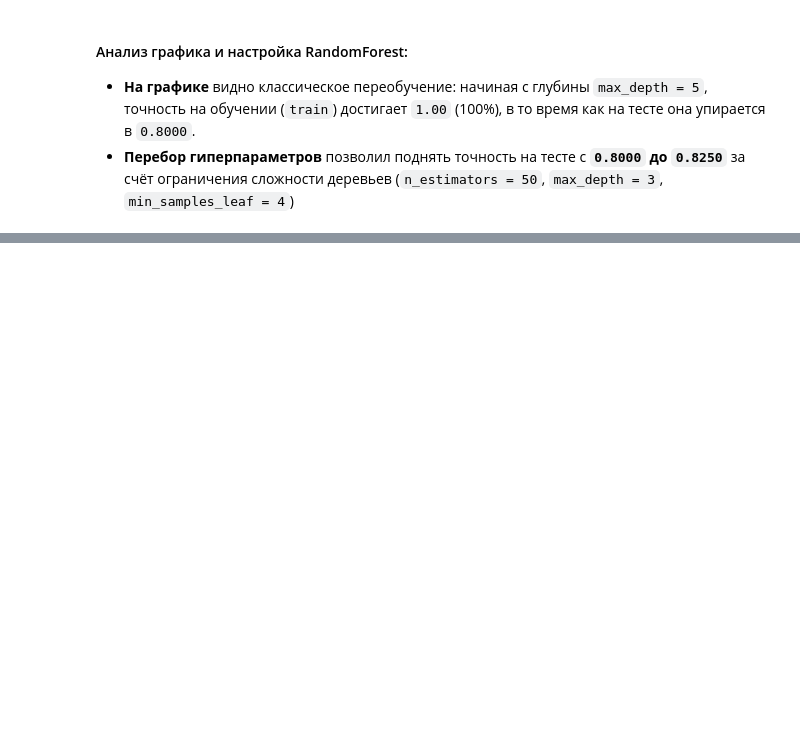
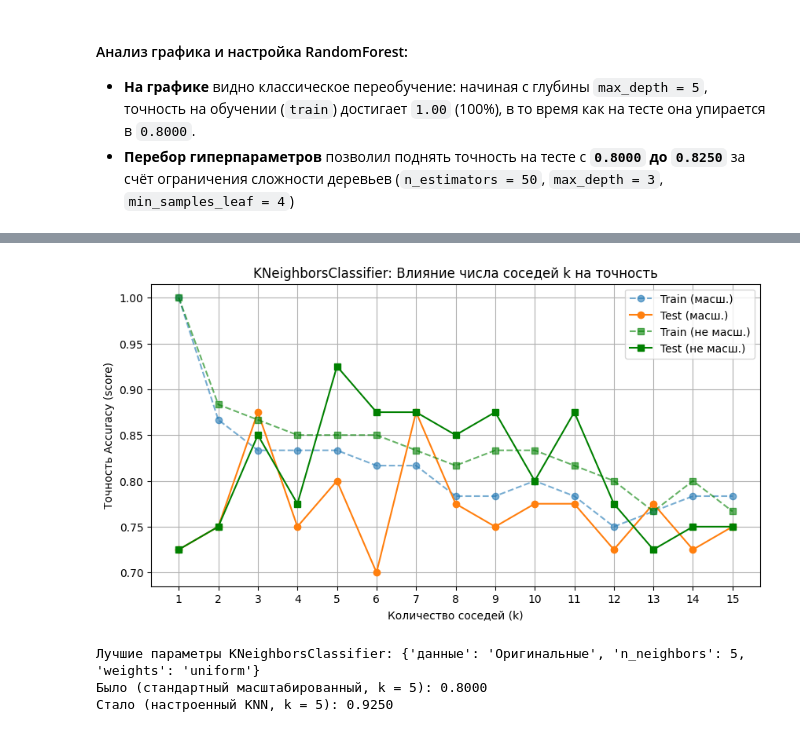
Before and after one commit to Tsvil12/MLsemestr, a Jupyter notebook: task2_classification/classification_v2.ipynb, the cells around one changed output, grey strips where cells are left out. Cells and saved outputs as stored; diff of their text form; code cells hidden in the pictures; blank space fills up the shorter version.

```diff
--- a/task2_classification/classification_v2.ipynb
+++ b/task2_classification/classification_v2.ipynb
@@ -302,0 +309,19 @@ print(f'Настроенный RandomForest Accuracy: {best_rf_c_score:.4f}')
+# %%
+from sklearn.neighbors import KNeighborsClassifier
+
+# 1. Проверяем стандартный KNN БЕЗ масштабирования
+knn_clf_unscaled = KNeighborsClassifier()
+knn_clf_unscaled.fit(X_train_c, y_train_c)
+acc_knn_unscaled = knn_clf_unscaled.score(X_test_c, y_test_c)
+
+# 2. Проверяем стандартный KNN С масштабированием
+knn_clf_base = KNeighborsClassifier()
+knn_clf_base.fit(X_train_c_scaled, y_train_c)
+y_pred_knn_c_base = knn_clf_base.predict(X_test_c_scaled)
+
+acc_knn_base = knn_clf_base.score(X_test_c_scaled, y_test_c)
+
+print(f'KNN без масштабирования -> Accuracy: {acc_knn_unscaled:.4f}')
+print(f'Стандартный KNN (масштабированный) -> Accuracy (score): {acc_knn_base:.4f}\n')
+print('Отчёт по метрикам (classification_report):')
+print(classification_report(y_test_c, y_pred_knn_c_base))
@@ -302,0 +346,51 @@ print(f'Настроенный RandomForest Accuracy: {best_rf_c_score:.4f}')
+# %%
+# 1. График зависимости Accuracy от числа соседей k (масштабированные и сырые данные)
+k_range_c = range(1, 16)
+train_c_sc, test_c_sc = [], []
+train_c_or, test_c_or = [], []
+
+for k in k_range_c:
+    knn_sc = KNeighborsClassifier(n_neighbors=k).fit(X_train_c_scaled, y_train_c)
+    train_c_sc.append(knn_sc.score(X_train_c_scaled, y_train_c))
+    test_c_sc.append(knn_sc.score(X_test_c_scaled, y_test_c))
+
+    knn_or = KNeighborsClassifier(n_neighbors=k).fit(X_train_c, y_train_c)
+    train_c_or.append(knn_or.score(X_train_c, y_train_c))
+    test_c_or.append(knn_or.score(X_test_c, y_test_c))
+
+plt.figure(figsize=(10, 5))
+plt.plot(k_range_c, train_c_sc, '--o', alpha=0.6, label='Train (масш.)')
+plt.plot(k_range_c, test_c_sc, '-o', label='Test (масш.)')
+plt.plot(k_range_c, train_c_or, '--s', alpha=0.6, color='green', label='Train (не масш.)')
+plt.plot(k_range_c, test_c_or, '-s', color='green', label='Test (не масш.)')
+plt.xlabel('Количество соседей (k)')
+plt.ylabel('Точность Accuracy (score)')
+plt.title('KNeighborsClassifier: Влияние числа соседей k на точность')
+plt.xticks(k_range_c)
+plt.legend()
+plt.grid(True)
+plt.show()
+
+# 2. Перебор параметров для поиска лучшего KNN
+best_knn_c_score = -999
+best_knn_c_params = {}
+
+for data_name, (X_tr, X_te) in [('Масштабированные', (X_train_c_scaled, X_test_c_scaled)), ('Оригинальные', (X_train_c, X_test_c))]:
+    for k in range(1, 21):
+        for w in ('uniform', 'distance'):
+            knn = KNeighborsClassifier(n_neighbors=k, weights=w)
+            knn.fit(X_tr, y_train_c)
+            score = knn.score(X_te, y_test_c)
+
+            if score > best_knn_c_score:
+                best_knn_c_score = score
+                best_knn_c_params = {'данные': data_name, 'n_neighbors': k, 'weights': w}
+
+print('Лучшие параметры KNeighborsClassifier:', best_knn_c_params)
+print(f"Было (стандартный масштабированный, k = {knn_clf_base.n_neighbors}): {acc_knn_base:.4f}")
+print(f"Стало (настроенный KNN, k = {best_knn_c_params['n_neighbors']}): {best_knn_c_score:.4f}")
+# %% [output]
+[figure, added]
+Лучшие параметры KNeighborsClassifier: {'данные': 'Оригинальные', 'n_neighbors': 5, 'weights': 'uniform'}
+Было (стандартный масштабированный, k = 5): 0.8000
+Стало (настроенный KNN, k = 5): 0.9250
```
Also changed, not shown: parts of 9 cells of this notebook, 2 other files.
